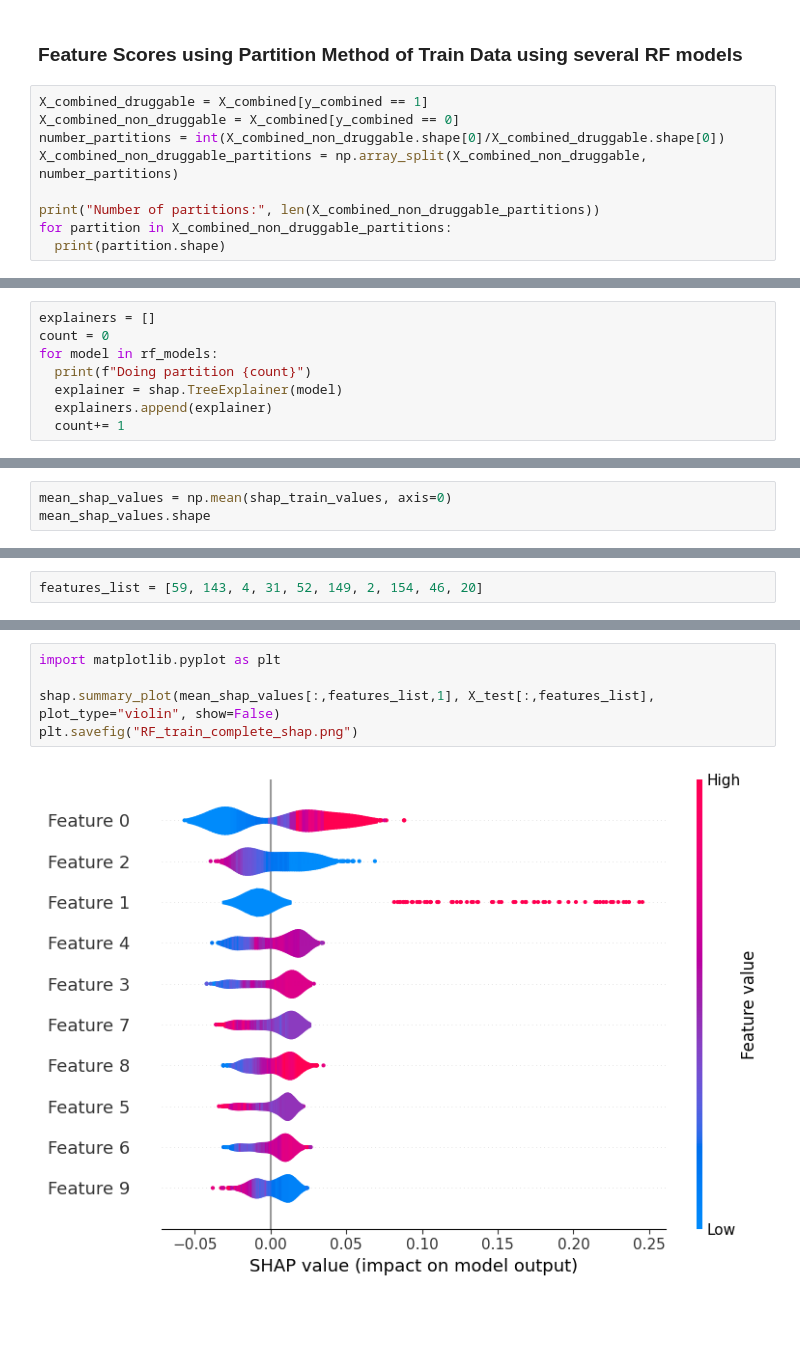
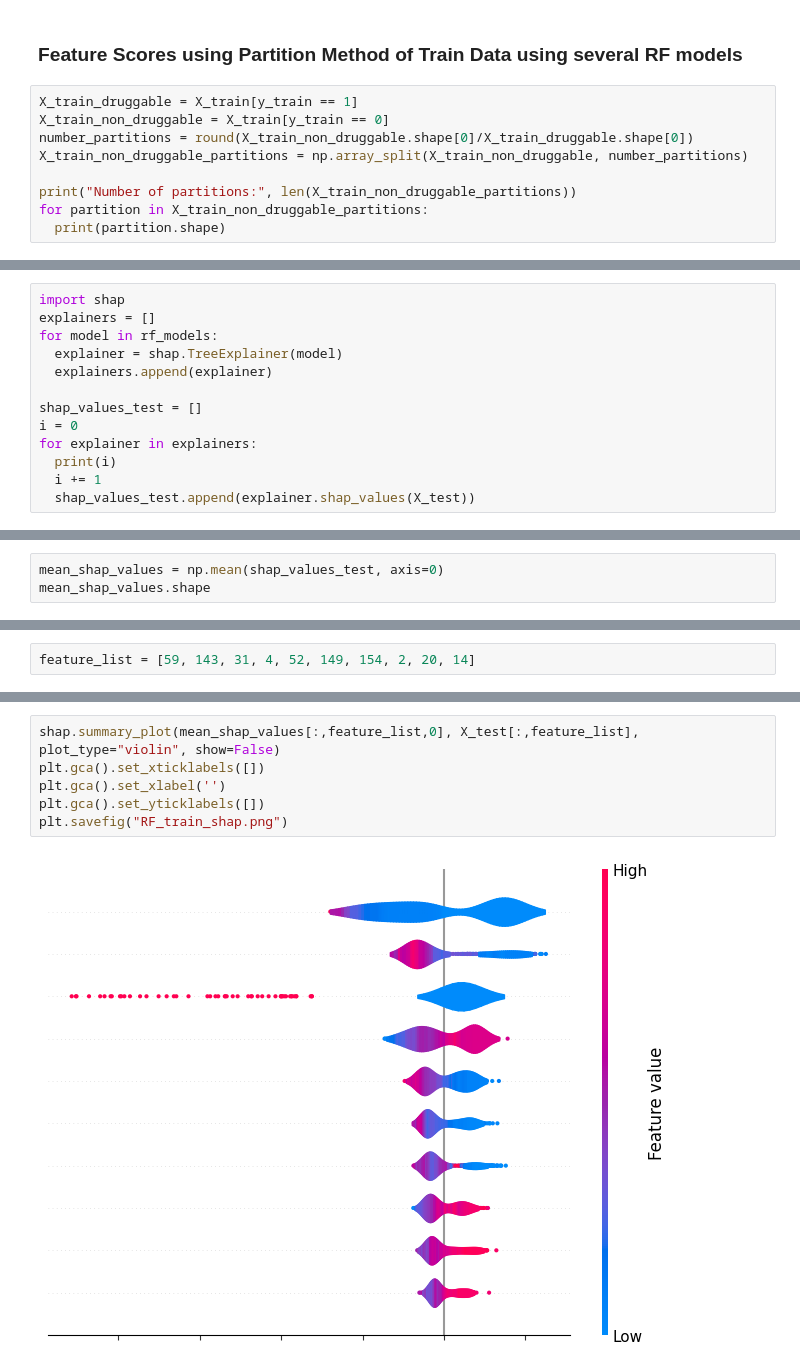
Before and after one commit to Sachi-27/DrugProtAI, a Jupyter notebook: Methods/Shapley Feature Scores/rf_pec_shap.ipynb, the cells around one changed output, grey strips where cells are left out. Drawn from its saved outputs; the diff is of its cells as text; blank space fills up the shorter version.

```diff
--- a/Methods/Shapley Feature Scores/rf_pec_shap.ipynb
+++ b/Methods/Shapley Feature Scores/rf_pec_shap.ipynb
@@ -224,12 +223,12 @@ array([16949,  2636])
 # %% [markdown]
 ### Feature Scores using Partition Method of Train Data using several RF models
 # %%
-X_combined_druggable = X_combined[y_combined == 1]
-X_combined_non_druggable = X_combined[y_combined == 0]
-number_partitions = int(X_combined_non_druggable.shape[0]/X_combined_druggable.shape[0])
-X_combined_non_druggable_partitions = np.array_split(X_combined_non_druggable, number_partitions)
+X_train_druggable = X_train[y_train == 1]
+X_train_non_druggable = X_train[y_train == 0]
+number_partitions = round(X_train_non_druggable.shape[0]/X_train_druggable.shape[0])
+X_train_non_druggable_partitions = np.array_split(X_train_non_druggable, number_partitions)
 
-print("Number of partitions:", len(X_combined_non_druggable_partitions))
-for partition in X_combined_non_druggable_partitions:
+print("Number of partitions:", len(X_train_non_druggable_partitions))
+for partition in X_train_non_druggable_partitions:
   print(partition.shape)
 # %% [output]
@@ -279,9 +285,14 @@ Successfully installed shap-0.46.0 slicer-0.0.8
 # %%
+import shap
 explainers = []
-count = 0
 for model in rf_models:
-  print(f"Doing partition {count}")
   explainer = shap.TreeExplainer(model)
   explainers.append(explainer)
-  count+= 1
+
+shap_values_test = []
+i = 0
+for explainer in explainers:
+  print(i)
+  i += 1
+  shap_values_test.append(explainer.shap_values(X_test))
 # %% [output]
@@ -319,4 +321,4 @@ for i in range(len(shap_train_values)):
 # %%
-mean_shap_values = np.mean(shap_train_values, axis=0)
+mean_shap_values = np.mean(shap_values_test, axis=0)
 mean_shap_values.shape
 # %% [output]
@@ -324,2 +326,2 @@ mean_shap_values.shape
 # %%
-features_list = [59, 143, 4, 31, 52, 149, 2, 154, 46, 20]
+feature_list = [59, 143, 31, 4, 52, 149, 154, 2, 20, 14]
@@ -326,7 +332,8 @@ features_list = [59, 143, 4, 31, 52, 149, 2, 154, 46, 20]
 # %%
-import matplotlib.pyplot as plt
-
-shap.summary_plot(mean_shap_values[:,features_list,1], X_test[:,features_list], plot_type="violin", show=False)
-plt.savefig("RF_train_complete_shap.png")
+shap.summary_plot(mean_shap_values[:,feature_list,0], X_test[:,feature_list], plot_type="violin", show=False)
+plt.gca().set_xticklabels([])
+plt.gca().set_xlabel('')
+plt.gca().set_yticklabels([])
+plt.savefig("RF_train_shap.png")
 # %% [output]
-[figure, old version]
+[figure, new version]
```
Also changed, not shown: parts of 21 cells of this notebook.
